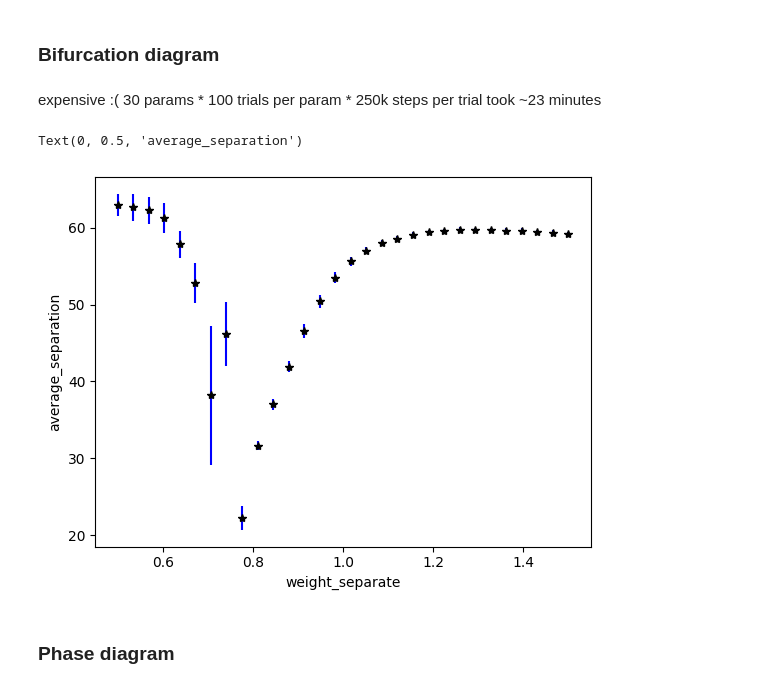
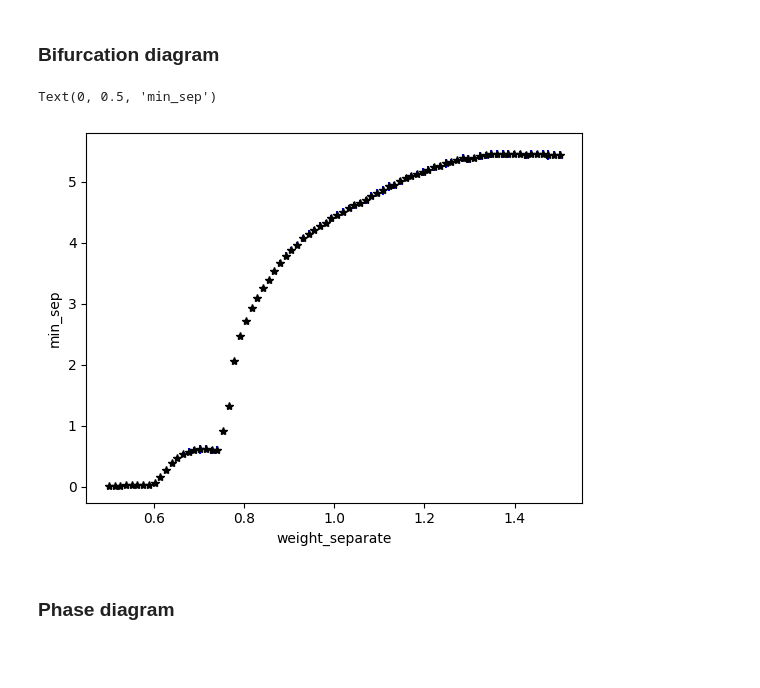
Before and after one commit to matthewshang/flock, a Jupyter notebook: ergodic.ipynb, the cells around one changed output. Saved outputs shown, nothing was run; the diff lists cells and outputs as text; code cells hidden in the pictures; blank space fills up the shorter version.

```diff
--- a/ergodic.ipynb
+++ b/ergodic.ipynb
@@ -146,23 +152,20 @@ plt.legend()
 def time_average_sweep(
         key: jax.Array,
         params: jf.Params,
-        setter: Callable[[jf.Params, float], jf.Params],
+        setter,
         range: jax.Array,
         config: jf.Config,
         n_steps: int,
         n_samples: int,
-        J: Callable[[jf.State], float]):
+        J):
 
     def sample(key, params):
-        def step(i, acc):
-            time_step = 1 / 60
-            state, sum_J = acc
-            next_state = jf.next_state(params, config, time_step, state)
-            return next_state, J(next_state) + sum_J
-
         state = jf.init_state(config, key)
-        sum_J = jax.lax.fori_loop(1, n_steps, step, (state, J(state)))[1]
-        return sum_J / n_steps
+        return stats.time_average(
+            state,
+            lambda state: jf.next_state(params, config, 1 / 60, state),
+            n_steps,
+            J)
 
     def collect(key, x):
         actual_params = setter(params, x)
@@ -182,28 +185,11 @@ params = jf.Params(
 )
 
 config = jf.Config(
-    boid_count = 100,
+    boid_count = 25,
     sphere_radius = 30.0
 )
 
-def average_separation(state: jf.State) -> float:
-    positions = state.position
-    n_agents = positions.shape[0]
-    n_pairs = n_agents * (n_agents - 1) // 2
-    return jp.sum(jp.linalg.norm(positions[:, None] - positions[None, :], axis=-1)) / n_pairs
-
-# mean, std = time_average_sweep(
-#     jax.random.PRNGKey(0),
-#     params,
-#     lambda params, x: params.replace(weight_separate=x),
-#     range,
-#     config,
-#     200000,
-#     100,
-#     average_separation
-# )
-
-range = jp.linspace(0.5, 1.5, 30)
+range = jp.linspace(0.5, 1.5, 80)
 mean, std = time_average_sweep(
     jax.random.PRNGKey(0),
     params,
@@ -211,19 +197,17 @@ mean, std = time_average_sweep(
     range,
     config,
     250000,
-    100,
-    average_separation
+    30,
+    jf.min_sep
 )
-# %% [markdown]
-expensive :( 30 params * 100 trials per param * 250k steps per trial took ~23 minutes
 # %%
 plt.errorbar(range, mean, yerr=std, fmt='k*', ecolor='b')
 
 plt.xlabel('weight_separate')
-plt.ylabel('average_separation')
+plt.ylabel('min_sep')
 # %% [output]
-Text(0, 0.5, 'average_separation')
+Text(0, 0.5, 'min_sep')
-[figure, old version]
+[figure, new version]
 # %% [markdown]
 ### Phase diagram
 # %%
```
Also changed, not shown: parts of 1 cell of this notebook, 1 other file.
